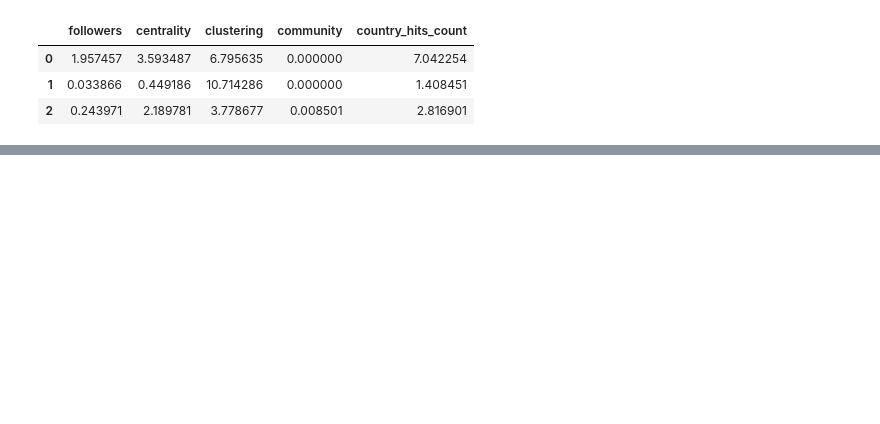
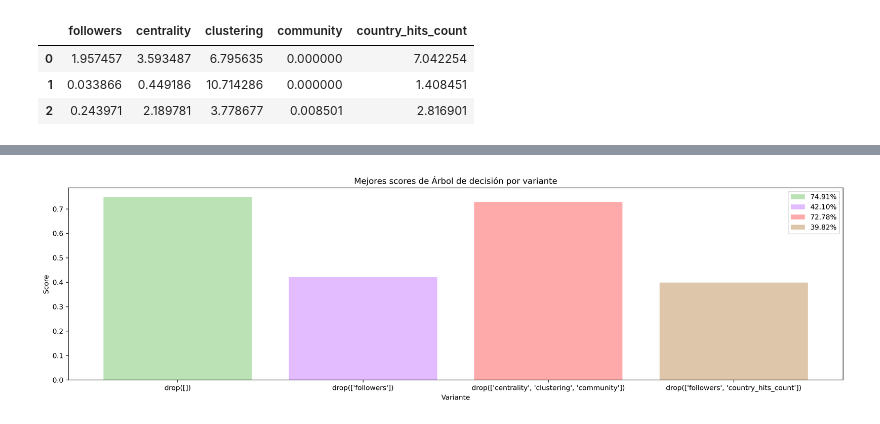
Before and after one commit to JaviFdez7/Relational-Machine-Learning-Article, a Jupyter notebook: src/relational-automatic-learning.ipynb, the cells around one changed output, grey strips where cells are left out. Drawn from its saved outputs; the diff is of its cells as text; code cells hidden in the pictures; blank space fills up the shorter version.

Commit message:
trees

```diff
--- a/src/relational-automatic-learning.ipynb
+++ b/src/relational-automatic-learning.ipynb
@@ -390,2 +480,0 @@ def plotScores(scores,metrics=['euclidean','manhattan']):
-# %%
-scores= bestNKnnCkasificator(printProgress=True,nMax=200)
@@ -414,0 +498,83 @@ explicar diferencias distancia euclidea y hamming
+# %%
+def rangesOfMaxDepth(variantDropping=[]):
+    scores= {}
+    for d in range(1,31):
+        scores[d] = treeRegressor(max_depth=d,dropColumns=variantDropping)
+    return scores
+# %%
+treeScoresPerVariant = {}
+for variantDropping in DataVariantsRemoving:
+    treeScoresPerVariant["drop({})".format(str(variantDropping))]= rangesOfMaxDepth(variantDropping)
+# %%
+fig, axFinalResult = plt.subplots(dpi=300, figsize=(20,5))
+plt.rcdefaults()
+colors= ['#00fe','#cf29','#3a25','#90F4','#f005','#9505']
+
+
+variantNames=[]
+scoresByVariant=[]
+for variantDropping in DataVariantsRemoving:
+
+    printableVariant = "drop({})".format(str(variantDropping))
+    variantNames.append(printableVariant)
+
+    scores= treeScoresPerVariant[printableVariant]
+    #Final Graphic
+    bestScoreOfCurrent = 0
+
+    fig, (ax1, ax2) = plt.subplots(2, 1, dpi=300, figsize=(15,10))
+    legends = []
+
+
+
+    depthsX = []
+    scoresY = []
+    predictions = []
+    carts = []
+    for key, value in scores.items():
+        depthsX.append(key)
+        scoresY.append(value[1])
+        predictions.append(value[0])
+        carts.append(value[2])
+
+    maxScore = max(scoresY)
+    bestDValue = depthsX[scoresY.index(maxScore)]
+    bestDIndex = scoresY.index(maxScore)
+
+    #Final Graphic
+    if bestScoreOfCurrent == 0 or bestScoreOfCurrent< maxScore:
+        bestScoreOfCurrent= maxScore
+
+    #Graphics in variant
+    message = "Score máximo: {:.2f}%".format(maxScore * 100)
+    ax1.plot(depthsX, scoresY,color=colors[0])
+
+    ax1.axhline(maxScore, color=colors[0], linestyle='--', label=message)
+    ax1.axvline(bestDValue, color='#fff0', linestyle='--', label="Profundidad máxima: " + str(bestDValue)+"\n")
+    ax2.bar(range(0,100),predictions[bestDIndex][:100],color=colors[0],label="Popularidad predecida con \nprofundidad máxima: {}".format(bestDValue))
+
+
+    #Final Graphic
+    scoresByVariant.append(bestScoreOfCurrent)
+    #Data to graphics in variant
+    ax1.legend()
+    ax1.set_title("Mejores scores de Árbol de decisión para variante: {} ".format(printableVariant))
+    ax1.set_xlabel('Número máximo de profundidad')
+    ax1.set_ylabel('Score')
+
+    ax2.plot(objetivo_prueba.values[:100], 'o',markersize=3,label="Popularidad real",color='black')
+    ax2.legend()
+    ax2.set_title("Primeros resutados de Árbol de decisión para variante: {} ".format(printableVariant))
+    ax2.set_xlabel('Indice de artista')
+    ax2.set_ylabel('Popularidad')
+
+axFinalResult.set_title("Mejores scores de Árbol de decisión por variante")
+axFinalResult.set_xlabel('Variante')
+axFinalResult.set_ylabel('Score')
+
+for i in range(len(variantNames)):
+    axFinalResult.bar(variantNames[i],scoresByVariant[i],color=colors[i+2],label="{:.2f}%".format(scoresByVariant[i]*100))
+axFinalResult.legend()
+plt.show()
+# %% [output]
+[figure, added]
```
Also changed, not shown: parts of 31 cells of this notebook, 1 other file.
